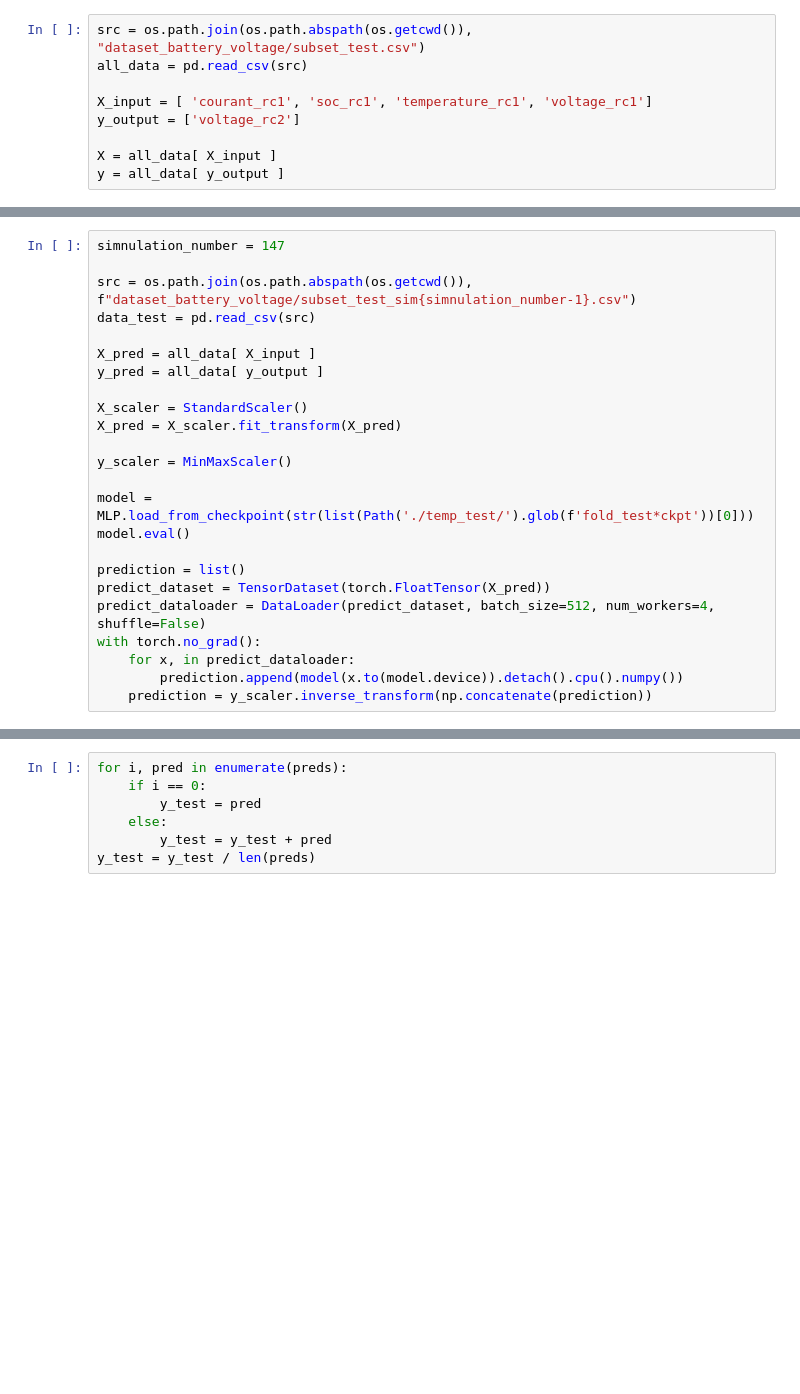
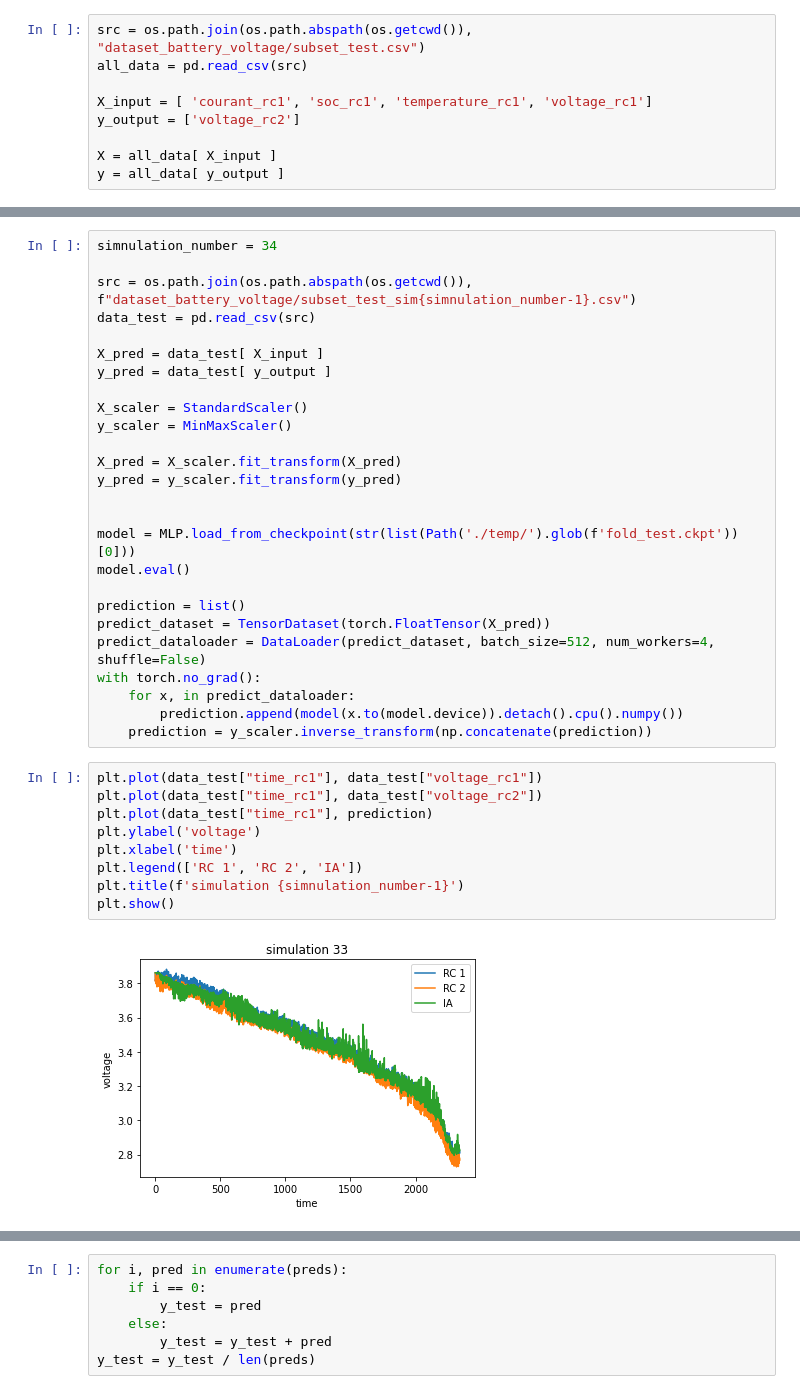
Before and after one commit to rmslm/battery-voltage, a Jupyter notebook: battery_voltage_estimation.ipynb, the cells around one changed output, grey strips where cells are left out. Drawn from its saved outputs; the diff is of its cells as text; blank space fills up the shorter version.

```diff
--- a/battery_voltage_estimation.ipynb
+++ b/battery_voltage_estimation.ipynb
@@ -232,18 +203,20 @@ Metric val_loss improved by 0.000 >= min_delta = 0.0. New best score: 0.003
 # %%
-simnulation_number = 147
+simnulation_number = 34
 
 src = os.path.join(os.path.abspath(os.getcwd()), f"dataset_battery_voltage/subset_test_sim{simnulation_number-1}.csv")
 data_test = pd.read_csv(src)
 
-X_pred = all_data[ X_input ]
-y_pred = all_data[ y_output ]
+X_pred = data_test[ X_input ]
+y_pred = data_test[ y_output ]
 
 X_scaler = StandardScaler()
-X_pred = X_scaler.fit_transform(X_pred)
-
 y_scaler = MinMaxScaler()
 
-model = MLP.load_from_checkpoint(str(list(Path('./temp_test/').glob(f'fold_test*ckpt'))[0]))
+X_pred = X_scaler.fit_transform(X_pred)
+y_pred = y_scaler.fit_transform(y_pred)
+
+
+model = MLP.load_from_checkpoint(str(list(Path('./temp/').glob(f'fold_test.ckpt'))[0]))
 model.eval()
 
 prediction = list()
@@ -253,3 +226,14 @@ with torch.no_grad():
     for x, in predict_dataloader:
         prediction.append(model(x.to(model.device)).detach().cpu().numpy())
     prediction = y_scaler.inverse_transform(np.concatenate(prediction))
+# %%
+plt.plot(data_test["time_rc1"], data_test["voltage_rc1"])
+plt.plot(data_test["time_rc1"], data_test["voltage_rc2"])
+plt.plot(data_test["time_rc1"], prediction)
+plt.ylabel('voltage')
+plt.xlabel('time')
+plt.legend(['RC 1', 'RC 2', 'IA'])
+plt.title(f'simulation {simnulation_number-1}')
+plt.show()
+# %% [output]
+[figure, added]
```
Also changed, not shown: parts of 4 cells of this notebook.
